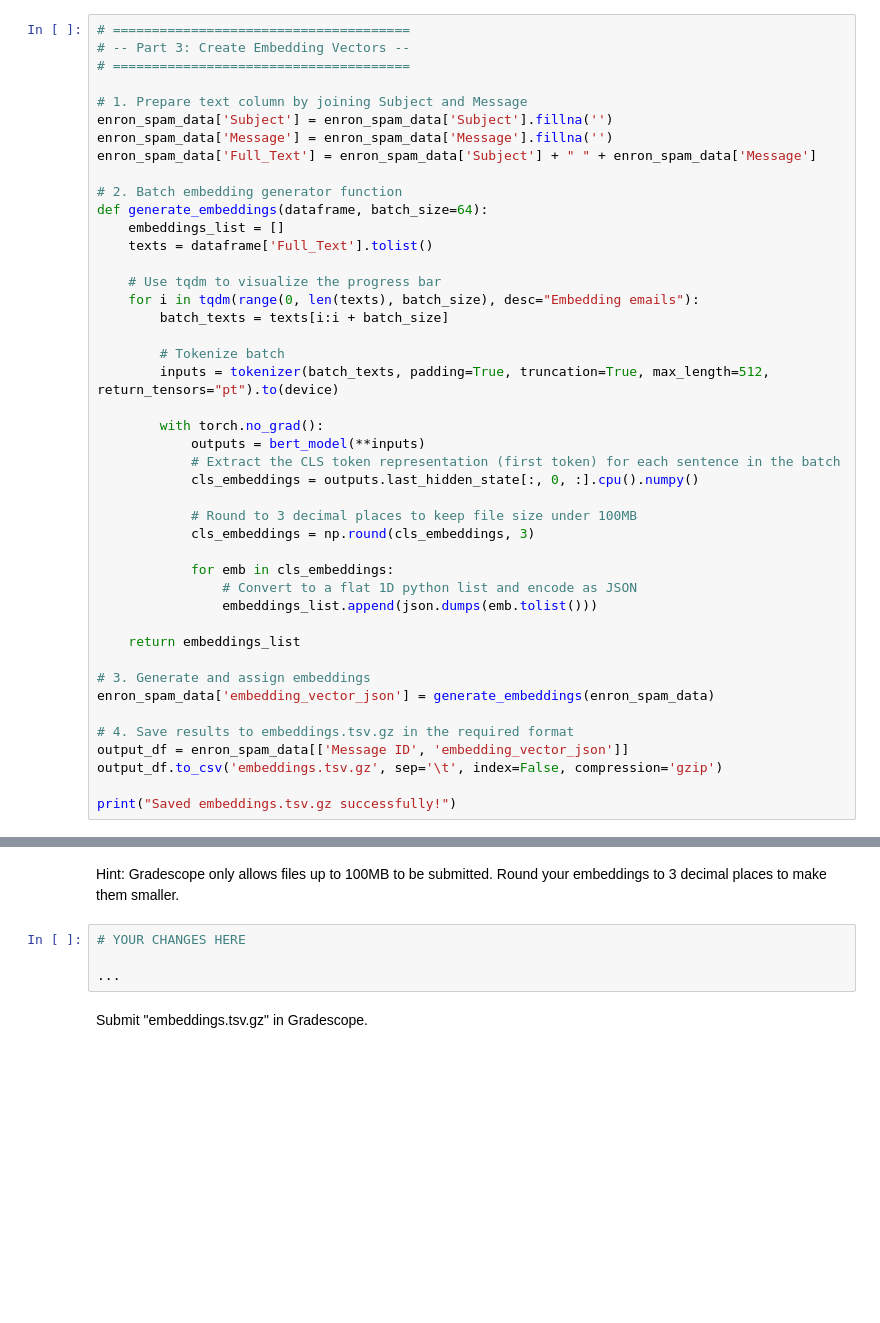
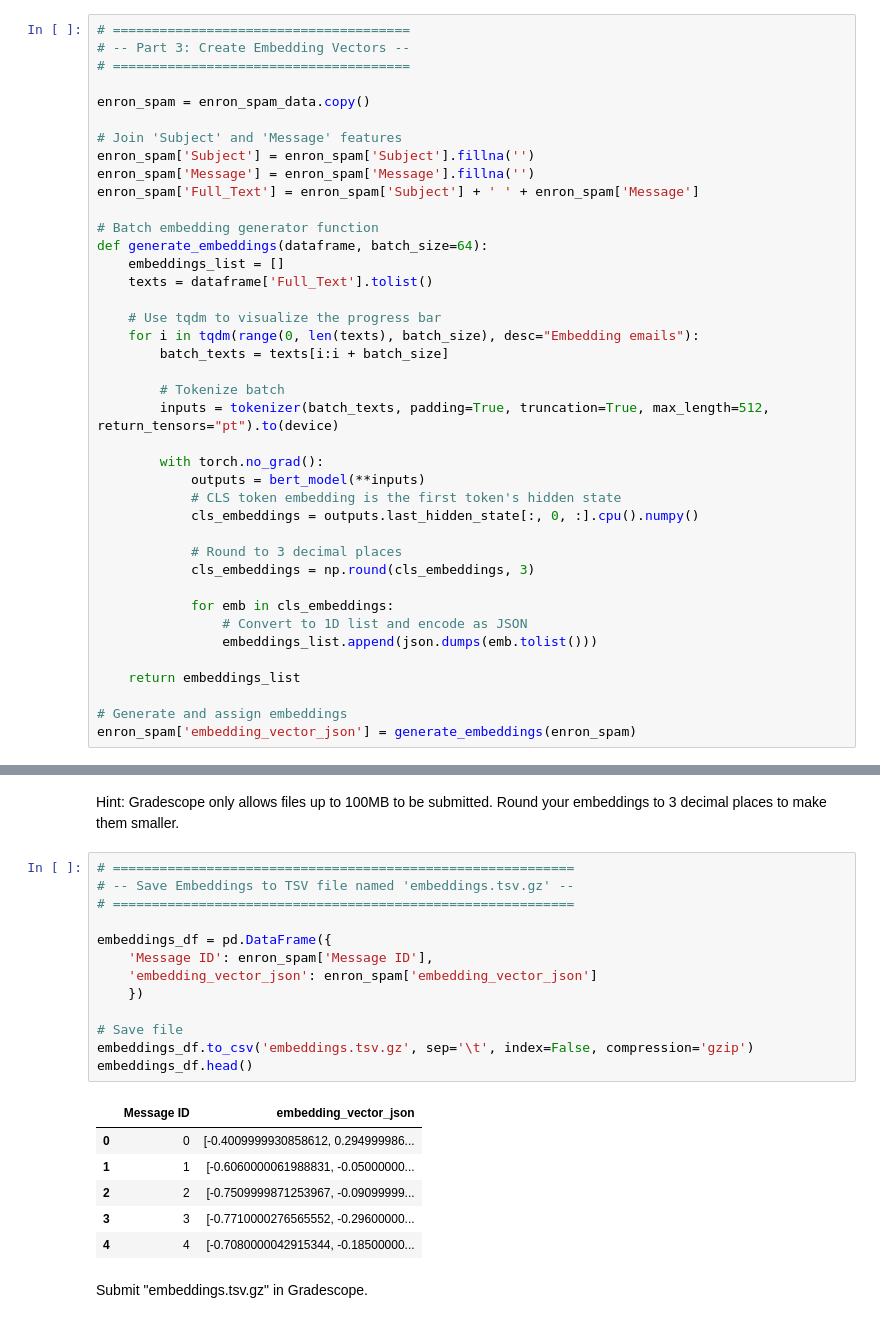
Before and after one commit to veniola/dx704-project-12, a Jupyter notebook: dx704-project-12.ipynb, the cells around one changed output, grey strips where cells are left out. Drawn from its saved outputs; the diff is of its cells as text; blank space fills up the shorter version.

```diff
--- a/dx704-project-12.ipynb
+++ b/dx704-project-12.ipynb
@@ -165,12 +170,14 @@ Caching is also encouraged to avoid unnecessary reruns.
 # -- Part 3: Create Embedding Vectors --
 # ======================================
 
-# 1. Prepare text column by joining Subject and Message
-enron_spam_data['Subject'] = enron_spam_data['Subject'].fillna('')
-enron_spam_data['Message'] = enron_spam_data['Message'].fillna('')
-enron_spam_data['Full_Text'] = enron_spam_data['Subject'] + " " + enron_spam_data['Message']
+enron_spam = enron_spam_data.copy()
 
-# 2. Batch embedding generator function
+# Join 'Subject' and 'Message' features
+enron_spam['Subject'] = enron_spam['Subject'].fillna('')
+enron_spam['Message'] = enron_spam['Message'].fillna('')
+enron_spam['Full_Text'] = enron_spam['Subject'] + ' ' + enron_spam['Message']
+
+# Batch embedding generator function
 def generate_embeddings(dataframe, batch_size=64):
     embeddings_list = []
     texts = dataframe['Full_Text'].tolist()
@@ -184,26 +191,20 @@ def generate_embeddings(dataframe, batch_size=64):
 
         with torch.no_grad():
             outputs = bert_model(**inputs)
-            # Extract the CLS token representation (first token) for each sentence in the batch
+            # CLS token embedding is the first token's hidden state
             cls_embeddings = outputs.last_hidden_state[:, 0, :].cpu().numpy()
 
-            # Round to 3 decimal places to keep file size under 100MB
+            # Round to 3 decimal places
             cls_embeddings = np.round(cls_embeddings, 3)
 
             for emb in cls_embeddings:
-                # Convert to a flat 1D python list and encode as JSON
+                # Convert to 1D list and encode as JSON
                 embeddings_list.append(json.dumps(emb.tolist()))
 
     return embeddings_list
 
-# 3. Generate and assign embeddings
-enron_spam_data['embedding_vector_json'] = generate_embeddings(enron_spam_data)
-
-# 4. Save results to embeddings.tsv.gz in the required format
-output_df = enron_spam_data[['Message ID', 'embedding_vector_json']]
-output_df.to_csv('embeddings.tsv.gz', sep='\t', index=False, compression='gzip')
-
-print("Saved embeddings.tsv.gz successfully!")
+# Generate and assign embeddings
+enron_spam['embedding_vector_json'] = generate_embeddings(enron_spam)
 # %% [markdown]
 Save your embeddings in a file "embeddings.tsv.gz" with two columns, Message ID and embedding_vector_json, where embedding_vector_json is a JSON-encoded list.
 Make sure that embedding_vector_json is a 1 dimensional list, not 2 dimensional.
@@ -213,10 +214,26 @@ The Pandas `.to_csv` method will automatically add the compression if you save d
 # %% [markdown]
 Hint: Gradescope only allows files up to 100MB to be submitted.
 Round your embeddings to 3 decimal places to make them smaller.
-# %%
-# YOUR CHANGES HERE
-
-...
+# %%
+# ===========================================================
+# -- Save Embeddings to TSV file named 'embeddings.tsv.gz' --
+# ===========================================================
+
+embeddings_df = pd.DataFrame({
+    'Message ID': enron_spam['Message ID'],
+    'embedding_vector_json': enron_spam['embedding_vector_json']
+    })
+
+# Save file
+embeddings_df.to_csv('embeddings.tsv.gz', sep='\t', index=False, compression='gzip')
+embeddings_df.head()
+# %% [output]
+|  | Message ID | embedding_vector_json |
+| 0 | 0 | [-0.4009999930858612, 0.294999986... |
+| 1 | 1 | [-0.6060000061988831, -0.05000000... |
+| 2 | 2 | [-0.7509999871253967, -0.09099999... |
+| 3 | 3 | [-0.7710000276565552, -0.29600000... |
+| 4 | 4 | [-0.7080000042915344, -0.18500000... |
 # %% [markdown]
 Submit "embeddings.tsv.gz" in Gradescope.
 # %% [markdown]
```
Also changed, not shown: parts of 8 cells of this notebook.
